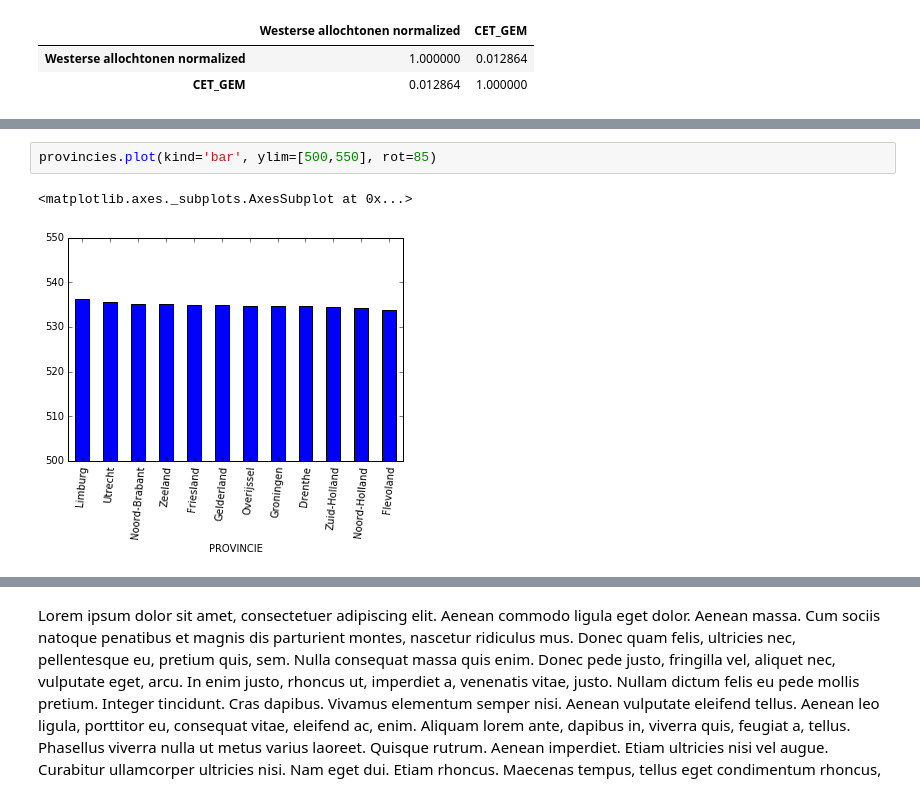
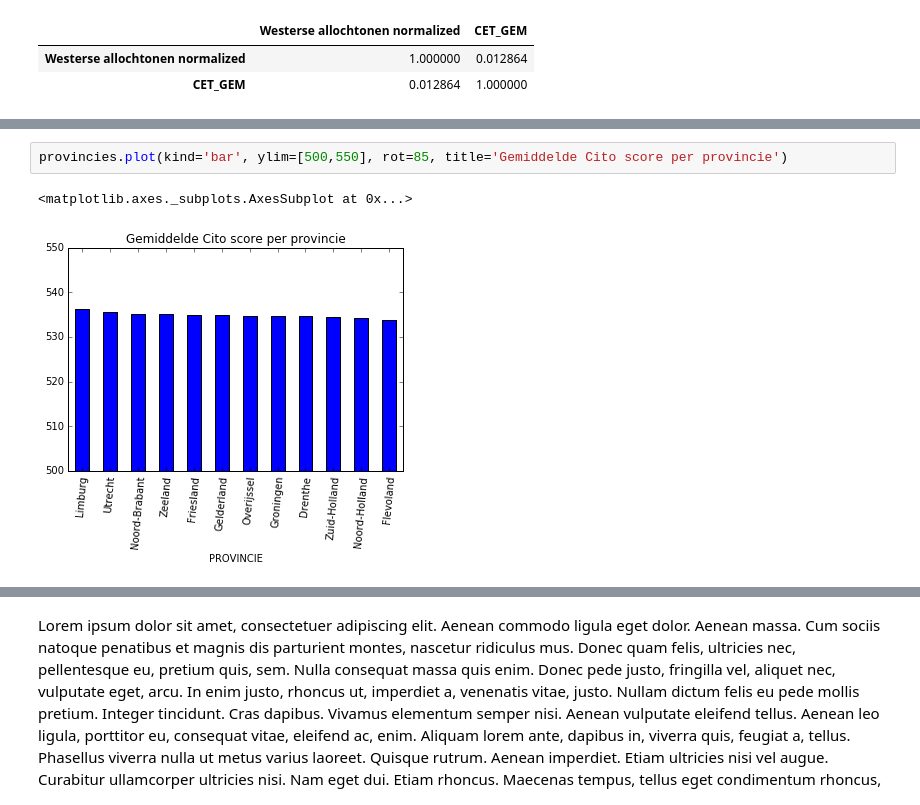
Before and after one commit to MJJMeijerink/MJJMeijerink.github.io, a Jupyter notebook: DataScience/Slides/Final Data Science Project 2016.ipynb, the cells around one changed output, grey strips where cells are left out. Drawn from its saved outputs; the diff is of its cells as text.

```diff
--- a/DataScience/Slides/Final Data Science Project 2016.ipynb
+++ b/DataScience/Slides/Final Data Science Project 2016.ipynb
@@ -231,6 +249,6 @@ postcode_data[['Westerse allochtonen normalized', 'CET_GEM']].corr()
 # %%
-provincies.plot(kind='bar', ylim=[500,550], rot=85)
+provincies.plot(kind='bar', ylim=[500,550], rot=85, title='Gemiddelde Cito score per provincie')
 # %% [output]
 <matplotlib.axes._subplots.AxesSubplot at 0x...>
-[figure, old version]
+[figure, new version]
 # %%
```
Also changed, not shown: parts of 21 cells of this notebook.
